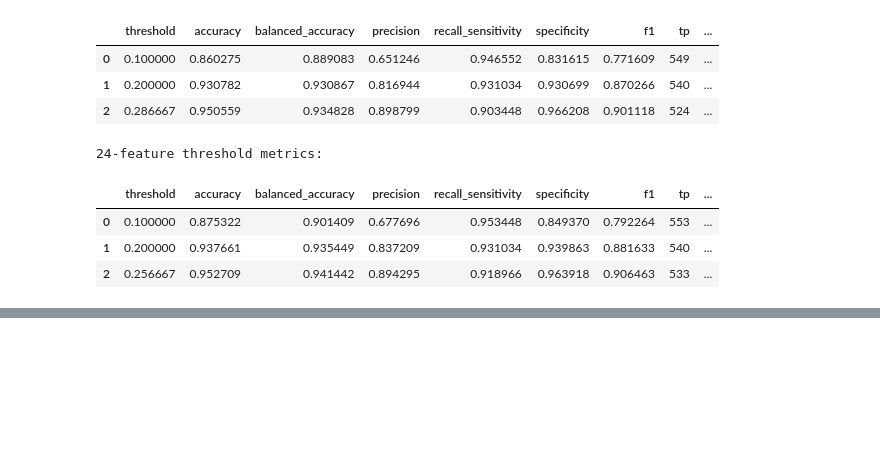
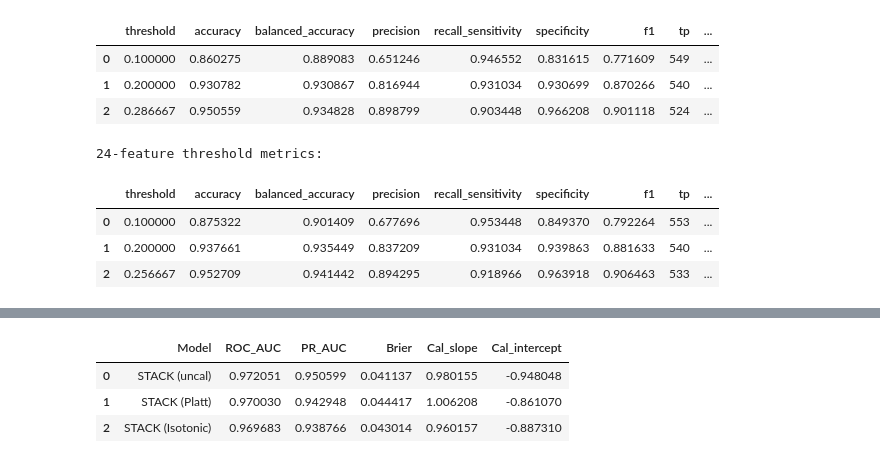
Before and after one commit to HowardHNguyen/Data_Science_for_Healthcare, a Jupyter notebook: Framingham_(11627_records)_18_vs_24_Feature_Validation_for_v10_10.ipynb, the cells around one changed output, grey strips where cells are left out. Saved outputs shown, nothing was run; the diff lists cells and outputs as text; code cells hidden in the pictures; blank space fills up the shorter version.

```diff
--- a/Framingham_(11627_records)_18_vs_24_Feature_Validation_for_v10_10.ipynb
+++ b/Framingham_(11627_records)_18_vs_24_Feature_Validation_for_v10_10.ipynb
@@ -351,0 +1254,20 @@ display(res24["threshold_table"])
+# %%
+pd.DataFrame([
+    {
+        "Model": "STACK (uncal)",
+        **{k: res_uncal[k] for k in ["ROC_AUC","PR_AUC","Brier","Cal_slope","Cal_intercept"]}
+    },
+    {
+        "Model": "STACK (Platt)",
+        **{k: res_platt[k] for k in ["ROC_AUC","PR_AUC","Brier","Cal_slope","Cal_intercept"]}
+    },
+    {
+        "Model": "STACK (Isotonic)",
+        **{k: res_iso[k] for k in ["ROC_AUC","PR_AUC","Brier","Cal_slope","Cal_intercept"]}
+    }
+])
+# %% [output]
+|  | Model | ROC_AUC | PR_AUC | Brier | Cal_slope | Cal_intercept |
+| 0 | STACK (uncal) | 0.972051 | 0.950599 | 0.041137 | 0.980155 | -0.948048 |
+| 1 | STACK (Platt) | 0.970030 | 0.942948 | 0.044417 | 1.006208 | -0.861070 |
+| 2 | STACK (Isotonic) | 0.969683 | 0.938766 | 0.043014 | 0.960157 | -0.887310 |
```
Also changed, not shown: parts of 64 cells of this notebook.
